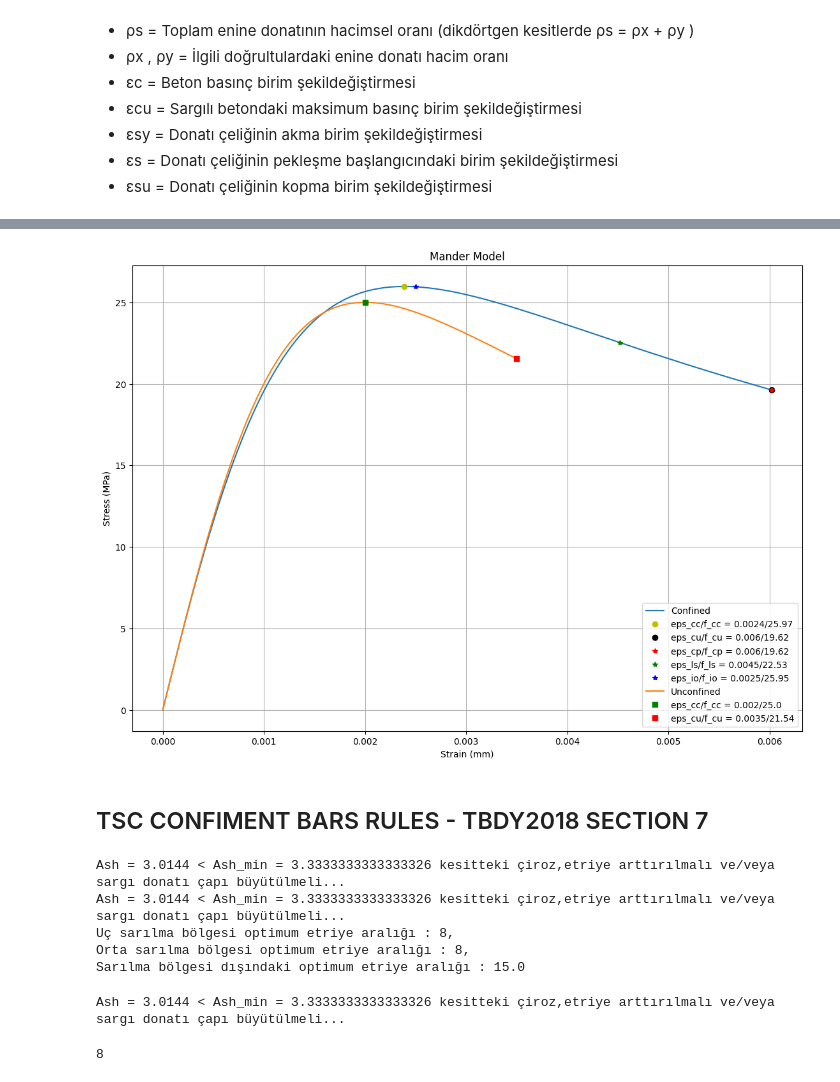
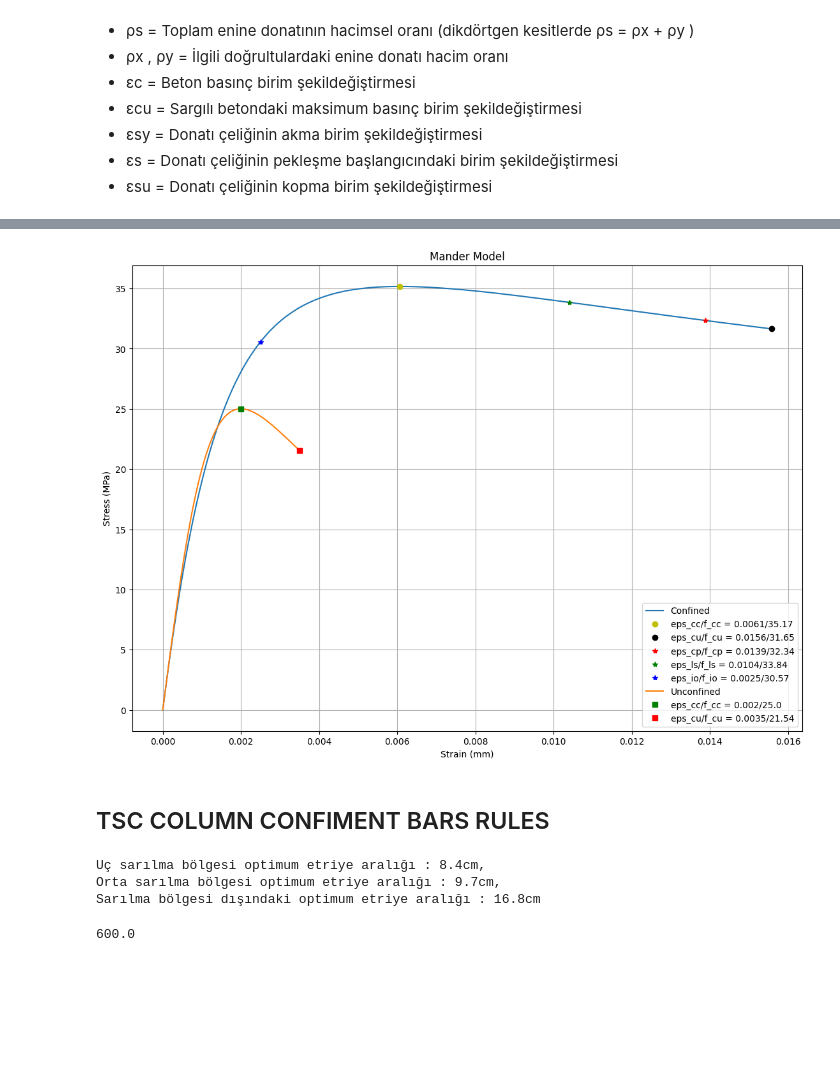
Before and after one commit to muhammedsural/TSC2018_Design, a Jupyter notebook: TBDY.ipynb, the cells around one changed output, grey strips where cells are left out. Saved outputs shown, nothing was run; the diff lists cells and outputs as text; code cells hidden in the pictures; blank space fills up the shorter version.

```diff
--- a/TBDY.ipynb
+++ b/TBDY.ipynb
@@ -1 +8,18 @@
+# %%
+"""Units N,mm"""
+Nd                      = 16000
+B                       = 400
+H                       = 400
+s                       = 80
+TieRebarDiameter        = 10
+LongnitRebarDiameter    = 14
+ClearCoverConc          = 25
+NumBarsTop,NumBarsInterior,NumBarsBot = 2,1,2
+X_tiebars               = 3
+Y_tiebars               = 3
+fsy                     = 220
+fywe                    = 220
+eps_su                  = 0.08
+f_co                    = 25
+f_ce                    = 25
 # %% [markdown]
@@ -31,40 +53,24 @@ from TbdyMaterialModels import Mander
 # %%
-"""Units N,mm"""
-B = 300
-H = 500
-s = 250
-TieRebarDiameter = 8
-LongnitRebarDiameter = 14
-ClearCoverConc = 25
-NumBarsTop,NumBarsInterior,NumBarsBot = 2,1,2
-X_tiebars = 2
-Y_tiebars = 3
-fsy = 220
-fywe = 220
-eps_su = 0.08
-f_co = 25
-f_ce = 25
-
 mander = Mander(B                    = B,
                 H                    = H,
                 s                    = s,
                 TieRebarDiameter     = TieRebarDiameter,
                 LongnitRebarDiameter = LongnitRebarDiameter,
                 ClearCoverConc       = ClearCoverConc,
                 NumBarsTop           = NumBarsTop,
                 NumBarsInterior      = NumBarsInterior,
                 NumBarsBot           = NumBarsBot,
                 X_tiebars            = X_tiebars,
                 Y_tiebars            = Y_tiebars,
                 fsy                  = fsy,
                 f_ywe                = fywe,
                 eps_su               = eps_su,
                 f_co                 = f_co,
                 f_ce                 = f_ce
                 )
 
 mander.Plot_Manders()
 # %% [output]
-[figure, old version]
+[figure, new version]
 # %% [markdown]
-## TSC CONFIMENT BARS RULES - TBDY2018 SECTION 7
+## TSC COLUMN CONFIMENT BARS RULES
@@ -73,33 +77,12 @@ from TBDYConfimentBarsRules import ConfimentRebarSpace as crs
 # %%
-Nd     = 16000
-Width  = 30 # cm
-Height = 50 # cm
-Cover  = 2.5 # cm
-x_kol  = 3
-y_kol  = 3
-fck    = 25   # N/mm2
-fywk   = 420  # N/mm2
-ConfRebarDia = 8  # mm
-LognRebarDia = 14 # mm
-ETRIYEARALIKLARI = crs(Nd,Width,Height,Cover,x_kol,y_kol,fck,fywk,ConfRebarDia,LognRebarDia)
-print(f"Uç sarılma bölgesi optimum etriye aralığı : {ETRIYEARALIKLARI.s_OptEndConfArea},\nOrta sarılma bölgesi optimum etriye aralığı : {ETRIYEARALIKLARI.s_OptMiddleConfArea},\nSarılma bölgesi dışındaki optimum etriye aralığı : {ETRIYEARALIKLARI.s_OtherConfAreaMax}")
+ETRIYEARALIKLARI = crs(Nd, B, H, ClearCoverConc, X_tiebars, Y_tiebars, f_co, fywe, TieRebarDiameter, LongnitRebarDiameter)
+print(f"Uç sarılma bölgesi optimum etriye aralığı : {ETRIYEARALIKLARI.s_OptEndConfArea/10}cm,\nOrta sarılma bölgesi optimum etriye aralığı : {ETRIYEARALIKLARI.s_OptMiddleConfArea/10}cm,\nSarılma bölgesi dışındaki optimum etriye aralığı : {ETRIYEARALIKLARI.s_OtherConfAreaMax/10}cm")
 # %% [output]
-Ash = 3.0144 < Ash_min = 3.3333333333333326 kesitteki çiroz,etriye arttırılmalı ve/veya sargı donatı çapı büyütülmeli...
-Ash = 3.0144 < Ash_min = 3.3333333333333326 kesitteki çiroz,etriye arttırılmalı ve/veya sargı donatı çapı büyütülmeli...
-Uç sarılma bölgesi optimum etriye aralığı : 8,
-Orta sarılma bölgesi optimum etriye aralığı : 8,
-Sarılma bölgesi dışındaki optimum etriye aralığı : 15.0
+Uç sarılma bölgesi optimum etriye aralığı : 8.4cm,
+Orta sarılma bölgesi optimum etriye aralığı : 9.7cm,
+Sarılma bölgesi dışındaki optimum etriye aralığı : 16.8cm
-# %%
-ETRIYEARALIKLARI.OptimizeConfinmentRebarSpace(smax= ETRIYEARALIKLARI.s_EndConfAreaMax,
-                                                                    Ash= ETRIYEARALIKLARI.Ash,
-                                                                    Nd= ETRIYEARALIKLARI.Nd,
-                                                                    Ac= ETRIYEARALIKLARI.Ac,
-                                                                    fck= ETRIYEARALIKLARI.Fck,
-                                                                    fywk= ETRIYEARALIKLARI.Fywk,
-                                                                    Ack= ETRIYEARALIKLARI.Ack,
-                                                                    bkx= ETRIYEARALIKLARI.bkx,
-                                                                    bky= ETRIYEARALIKLARI.bky
-                                                                    )
-# %% [output]
-Ash = 3.0144 < Ash_min = 3.3333333333333326 kesitteki çiroz,etriye arttırılmalı ve/veya sargı donatı çapı büyütülmeli...
-8
+# %%
+UcSarilmaBolgesiUzunlugu = ETRIYEARALIKLARI.Get_EndRegionConfinmentLength(b_max = max(B,H), ln = 2500)
+UcSarilmaBolgesiUzunlugu
+# %% [output]
+600.0
```
Also changed, not shown: parts of 8 cells of this notebook, 1 other file.
